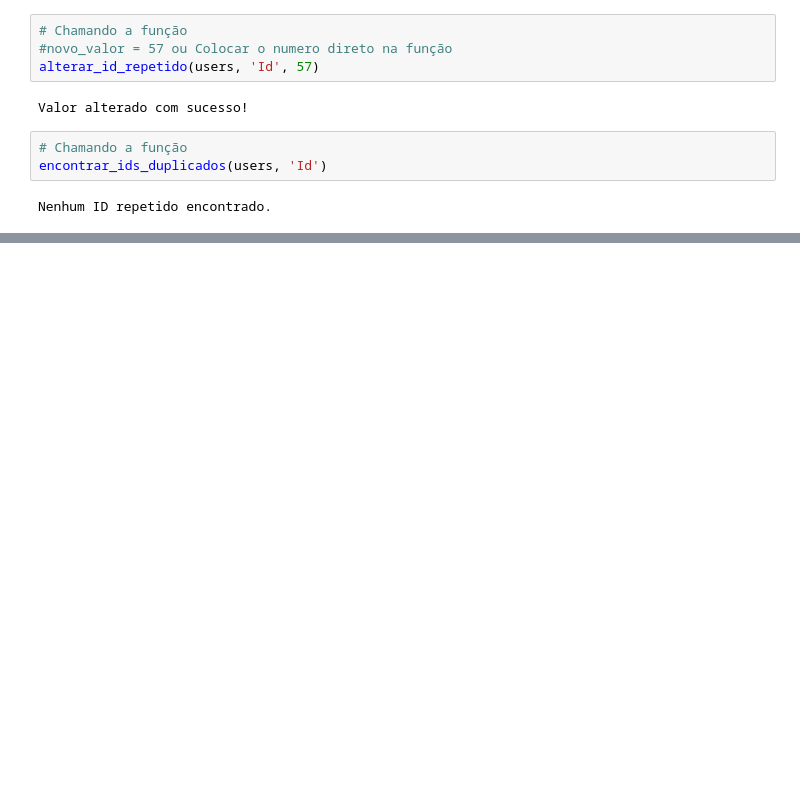
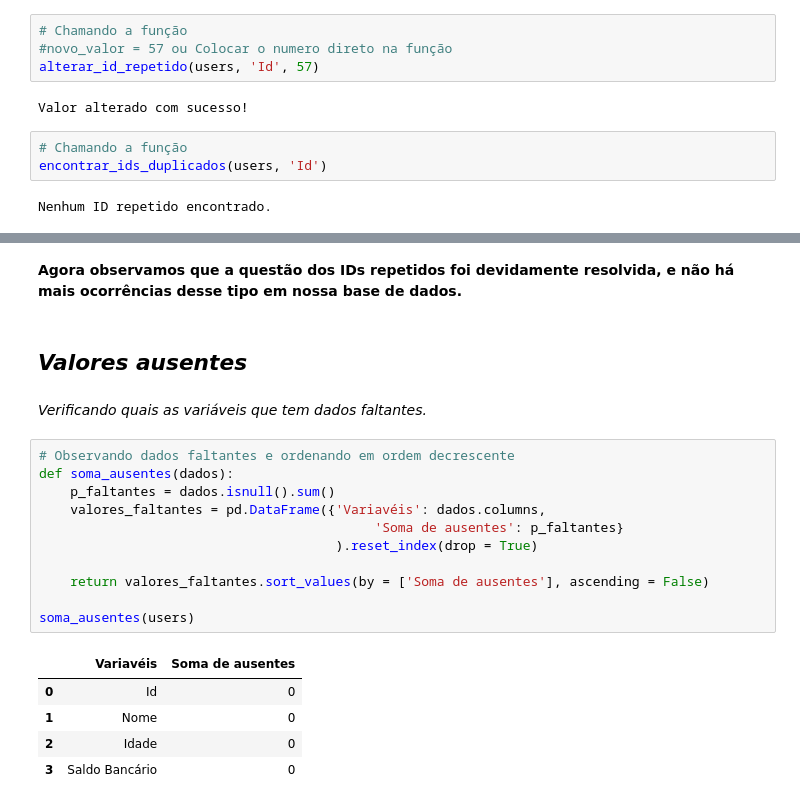
Before and after one commit to JosenildoJunior/DIO, a Jupyter notebook: Pipeline_ETL.ipynb, the cells around one changed output, grey strips where cells are left out. Drawn from its saved outputs; the diff is of its cells as text; blank space fills up the shorter version.

```diff
--- a/Pipeline_ETL.ipynb
+++ b/Pipeline_ETL.ipynb
@@ -174,0 +189,23 @@ users
+# %% [markdown]
+**Agora observamos que a questão dos IDs repetidos foi devidamente resolvida, e não há mais ocorrências desse tipo em nossa base de dados.**
+# %% [markdown]
+## *Valores ausentes*
+# %% [markdown]
+*Verificando quais as variáveis que tem dados faltantes.*
+# %%
+# Observando dados faltantes e ordenando em ordem decrescente
+def soma_ausentes(dados):
+    p_faltantes = dados.isnull().sum()
+    valores_faltantes = pd.DataFrame({'Variavéis': dados.columns,
+                                           'Soma de ausentes': p_faltantes}
+                                      ).reset_index(drop = True)
+
+    return valores_faltantes.sort_values(by = ['Soma de ausentes'], ascending = False)
+
+soma_ausentes(users)
+# %% [output]
+|  | Variavéis | Soma de ausentes |
+| 0 | Id | 0 |
+| 1 | Nome | 0 |
+| 2 | Idade | 0 |
+| 3 | Saldo Bancário | 0 |
```
Also changed, not shown: parts of 30 cells of this notebook.
